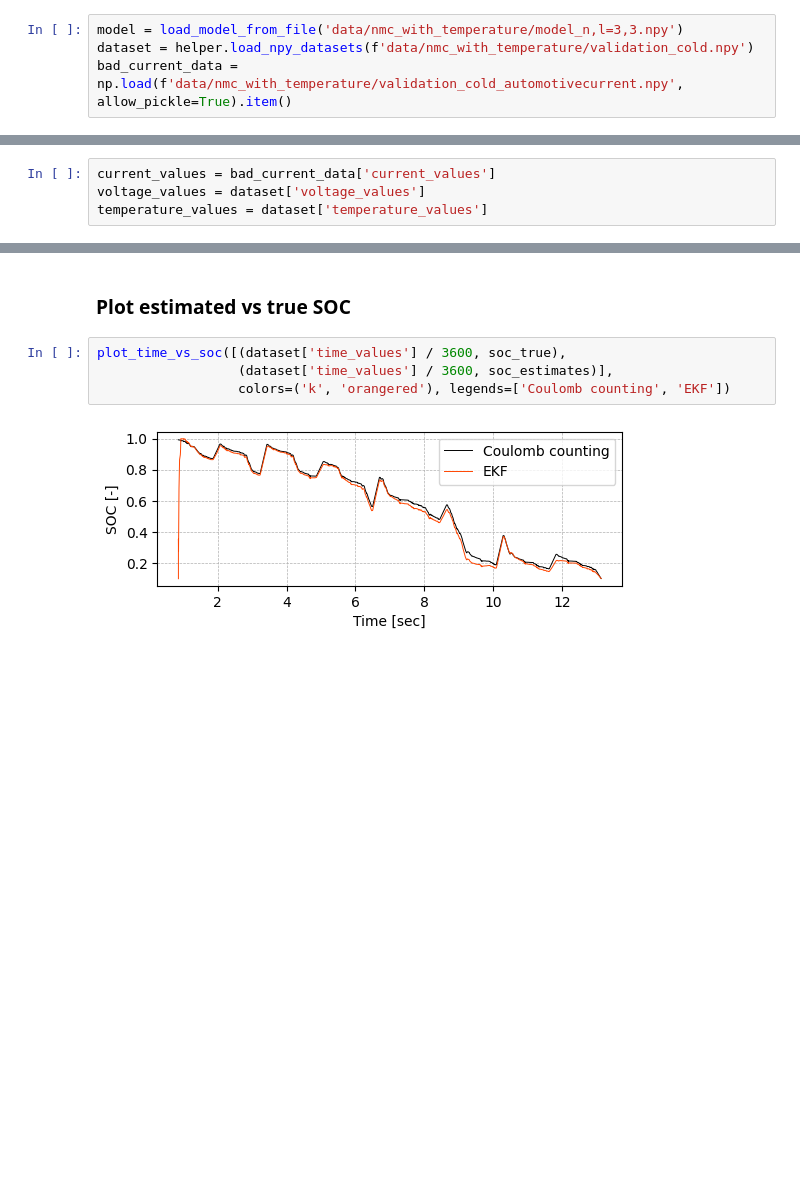
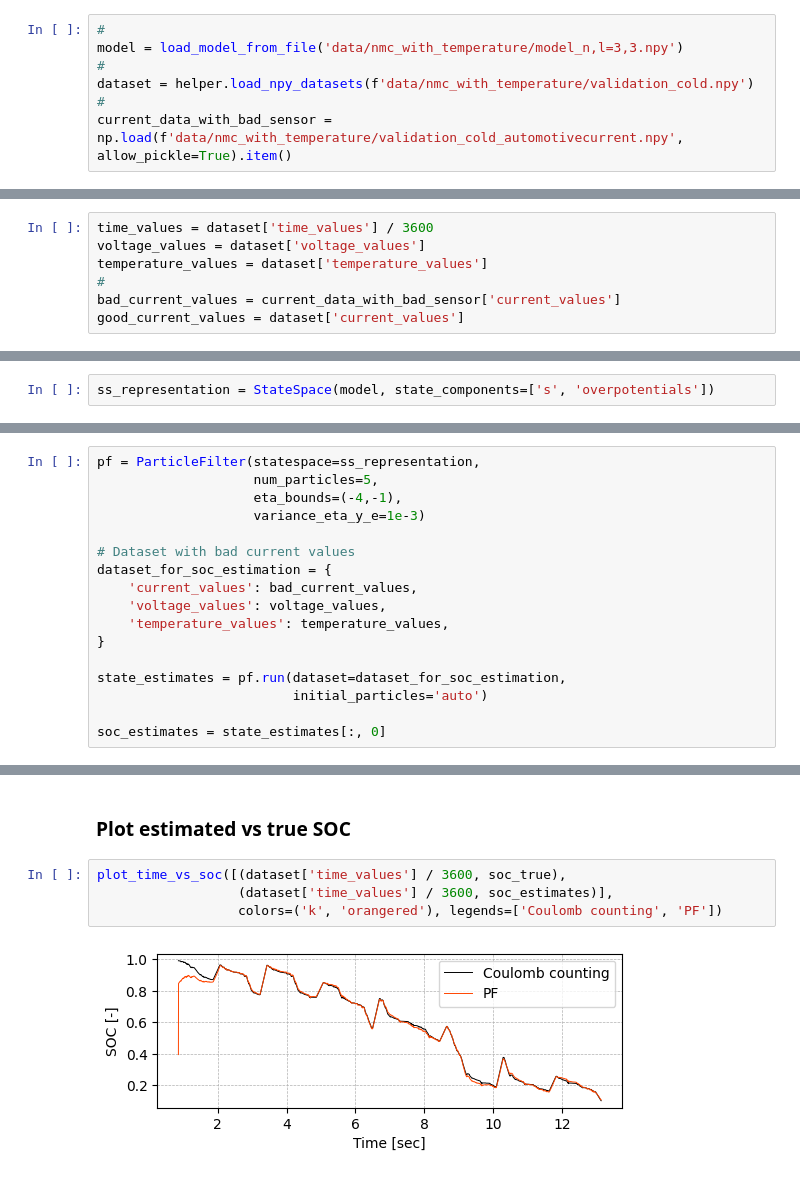
Before and after one commit to muizabdul29/PyBatterySE, a Jupyter notebook: examples/2_soc_estimation_with_pf.ipynb, the cells around one changed output, grey strips where cells are left out. Drawn from its saved outputs; the diff is of its cells as text; blank space fills up the shorter version.

```diff
--- a/examples/soc_estimation_with_ekf.ipynb
+++ b/examples/2_soc_estimation_with_pf.ipynb
@@ -11,7 +13,10 @@ from data import helper
 # %% [markdown]
 ### Load identified model and test dataset
 # %%
+#
 model = load_model_from_file('data/nmc_with_temperature/model_n,l=3,3.npy')
+#
 dataset = helper.load_npy_datasets(f'data/nmc_with_temperature/validation_cold.npy')
-bad_current_data = np.load(f'data/nmc_with_temperature/validation_cold_automotivecurrent.npy', allow_pickle=True).item()
+#
+current_data_with_bad_sensor = np.load(f'data/nmc_with_temperature/validation_cold_automotivecurrent.npy', allow_pickle=True).item()
 # %% [markdown]
@@ -19,5 +24,8 @@ Here we specify that we wish to use bad current sensor values.
 # %%
-current_values = bad_current_data['current_values']
+time_values = dataset['time_values'] / 3600
 voltage_values = dataset['voltage_values']
 temperature_values = dataset['temperature_values']
+#
+bad_current_values = current_data_with_bad_sensor['current_values']
+good_current_values = dataset['current_values']
 # %%
@@ -28,0 +38,2 @@ plot_time_vs_current([(dataset['time_values'] / 3600, dataset['current_values'])
+# %%
+ss_representation = StateSpace(model, state_components=['s', 'overpotentials'])
@@ -47,3 +64,20 @@ soc_estimates = state_estimates[:, 0]
+# %%
+pf = ParticleFilter(statespace=ss_representation,
+                    num_particles=5,
+                    eta_bounds=(-4,-1),
+                    variance_eta_y_e=1e-3)
+
+# Dataset with bad current values
+dataset_for_soc_estimation = {
+    'current_values': bad_current_values,
+    'voltage_values': voltage_values,
+    'temperature_values': temperature_values,
+}
+
+state_estimates = pf.run(dataset=dataset_for_soc_estimation,
+                         initial_particles='auto')
+
+soc_estimates = state_estimates[:, 0]
 # %% [markdown]
 ### Calculate true SOC
 
@@ -61,6 +95,6 @@ for k in range(1, len(dataset['time_values'])):
 # %%
 plot_time_vs_soc([(dataset['time_values'] / 3600, soc_true),
                   (dataset['time_values'] / 3600, soc_estimates)],
-                  colors=('k', 'orangered'), legends=['Coulomb counting', 'EKF'])
+                  colors=('k', 'orangered'), legends=['Coulomb counting', 'PF'])
 # %% [output]
-[figure, old version]
+[figure, new version]
```
Also changed, not shown: parts of 8 cells of this notebook, 9 other files.
